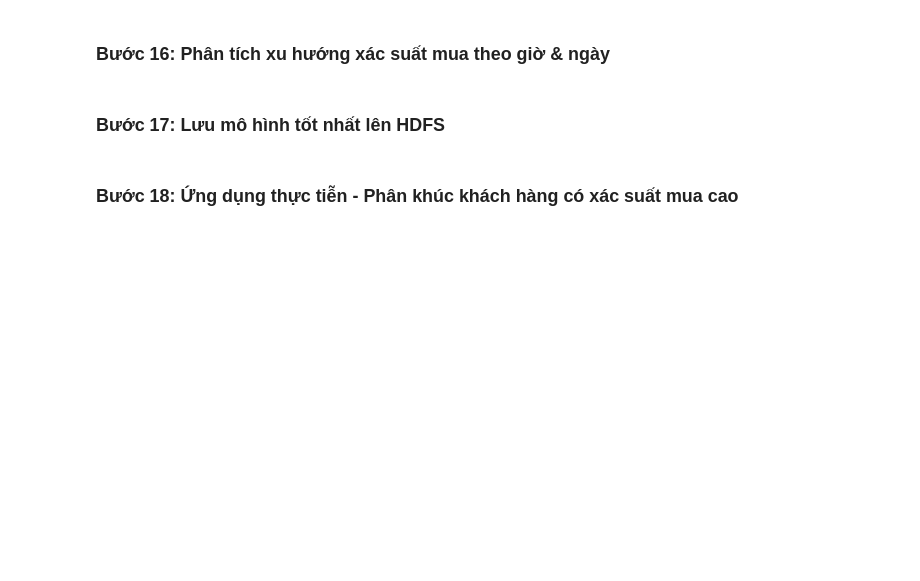
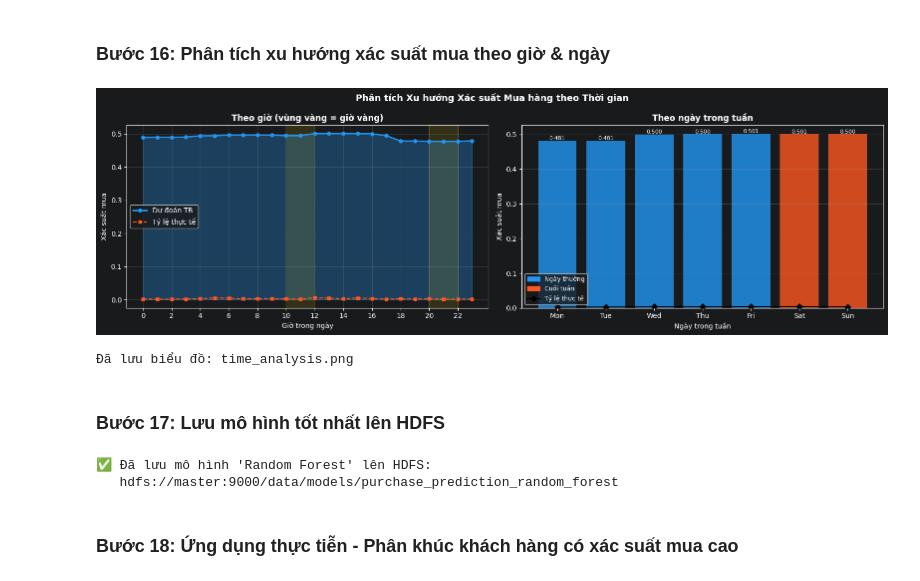
Before and after one commit to phuongwoanh/BigData_N1, a Jupyter notebook: 3_machinelearning_1.ipynb, the cells around one changed output. Saved outputs shown, nothing was run; the diff lists cells and outputs as text; code cells hidden in the pictures; blank space fills up the shorter version.

```diff
--- a/3_machinelearning_1.ipynb
+++ b/3_machinelearning_1.ipynb
@@ -631,8 +696,10 @@ print("\n✅ Đã lưu biểu đồ: model_evaluation.png")
 # %% [markdown]
 ### Bước 16: Phân tích xu hướng xác suất mua theo giờ & ngày
 # %%
+from pyspark.ml.functions import vector_to_array
+
 hourly_df = pred_rf \
-    .withColumn("prob_purchase", get_prob1(F.col("probability"))) \
+    .withColumn("prob_purchase", vector_to_array(F.col("probability"))[1]) \
     .groupBy("ts_hour") \
     .agg(
         F.mean("prob_purchase").alias("avg_prob"),
@@ -644,7 +711,7 @@ hourly_df = pred_rf \
 
 weekday_labels = ["Mon","Tue","Wed","Thu","Fri","Sat","Sun"]
 daily_df = pred_rf \
-    .withColumn("prob_purchase", get_prob1(F.col("probability"))) \
+    .withColumn("prob_purchase", vector_to_array(F.col("probability"))[1]) \
     .groupBy("ts_weekday") \
     .agg(
         F.mean("prob_purchase").alias("avg_prob"),
@@ -668,35 +735,38 @@ ax.plot(hourly_df["ts_hour"], hourly_df["avg_prob"],
 ax.plot(hourly_df["ts_hour"], hourly_df["actual_rate"],
         color=COLORS["GBT"], lw=1.5, ls="--", marker="s", ms=4, label="Tỷ lệ thực tế")
 for span in [(10, 12), (20, 22)]:
     ax.axvspan(span[0], span[1], alpha=0.12, color="gold")
 ax.set_xlabel("Giờ trong ngày"); ax.set_ylabel("Xác suất mua")
 ax.set_title("Theo giờ (vùng vàng = giờ vàng)", fontweight="bold")
 ax.set_xticks(range(0, 24, 2)); ax.legend(); ax.grid(alpha=0.3)
 
 # --- Biểu đồ theo ngày ---
 ax = axes[1]
 bar_colors = [COLORS["GBT"] if d in ["Sat","Sun"] else COLORS["RF"]
               for d in daily_df["day_label"]]
 ax.bar(daily_df["day_label"], daily_df["avg_prob"], color=bar_colors, alpha=0.8)
 
 line_actual, = ax.plot(daily_df["day_label"], daily_df["actual_rate"],
         color="black", lw=1.5, marker="D", ms=6, zorder=5)
 
 for i, (d, v) in enumerate(zip(daily_df["day_label"], daily_df["avg_prob"])):
     ax.text(i, v + 0.002, f"{v:.3f}", ha="center", fontsize=8)
 
 wd_patch = mpatches.Patch(color=COLORS["RF"],  label="Ngày thường")
 we_patch = mpatches.Patch(color=COLORS["GBT"], label="Cuối tuần")
 ax.legend(handles=[wd_patch, we_patch, line_actual],
           labels=["Ngày thường", "Cuối tuần", "Tỷ lệ thực tế"], fontsize=9)
 ax.set_xlabel("Ngày trong tuần"); ax.set_ylabel("Xác suất mua")
 ax.set_title("Theo ngày trong tuần", fontweight="bold")
 ax.grid(axis="y", alpha=0.3)
 
 plt.tight_layout()
-plt.savefig("/home/claude/time_analysis.png", dpi=150, bbox_inches="tight")
+plt.savefig("time_analysis.png", dpi=150, bbox_inches="tight")
 plt.show()
-print("✅ Đã lưu biểu đồ: time_analysis.png")
+print("Đã lưu biểu đồ: time_analysis.png")
+# %% [output]
+[figure, added]
+Đã lưu biểu đồ: time_analysis.png
 # %% [markdown]
 ### Bước 17: Lưu mô hình tốt nhất lên HDFS
 # %%
@@ -708,11 +778,14 @@ elif best_model_name == "Random Forest":
 else:
     best_pipeline = model_gbt
 
-save_path = f"hdfs://master:9000/models/purchase_prediction_{best_model_name.replace(' ','_').lower()}"
+save_path = f"hdfs://master:9000/data/models/purchase_prediction_{best_model_name.replace(' ','_').lower()}"
 
 best_pipeline.write().overwrite().save(save_path)
 print(f"✅ Đã lưu mô hình '{best_model_name}' lên HDFS:")
 print(f"   {save_path}")
+# %% [output]
+✅ Đã lưu mô hình 'Random Forest' lên HDFS:
+   hdfs://master:9000/data/models/purchase_prediction_random_forest
 # %% [markdown]
 ### Bước 18: Ứng dụng thực tiễn - Phân khúc khách hàng có xác suất mua cao
 # %%
```
Also changed, not shown: parts of 6 cells of this notebook.
